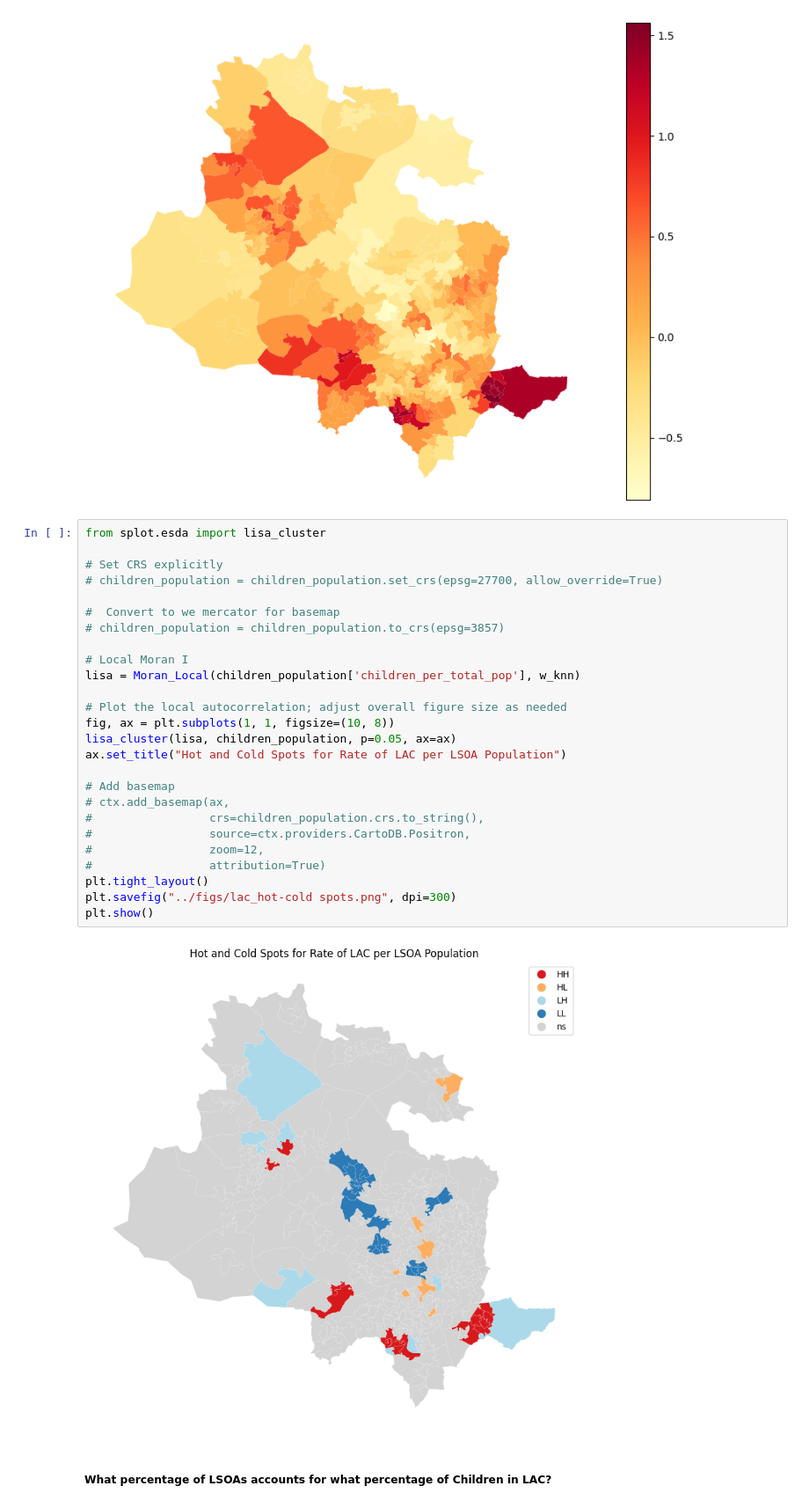
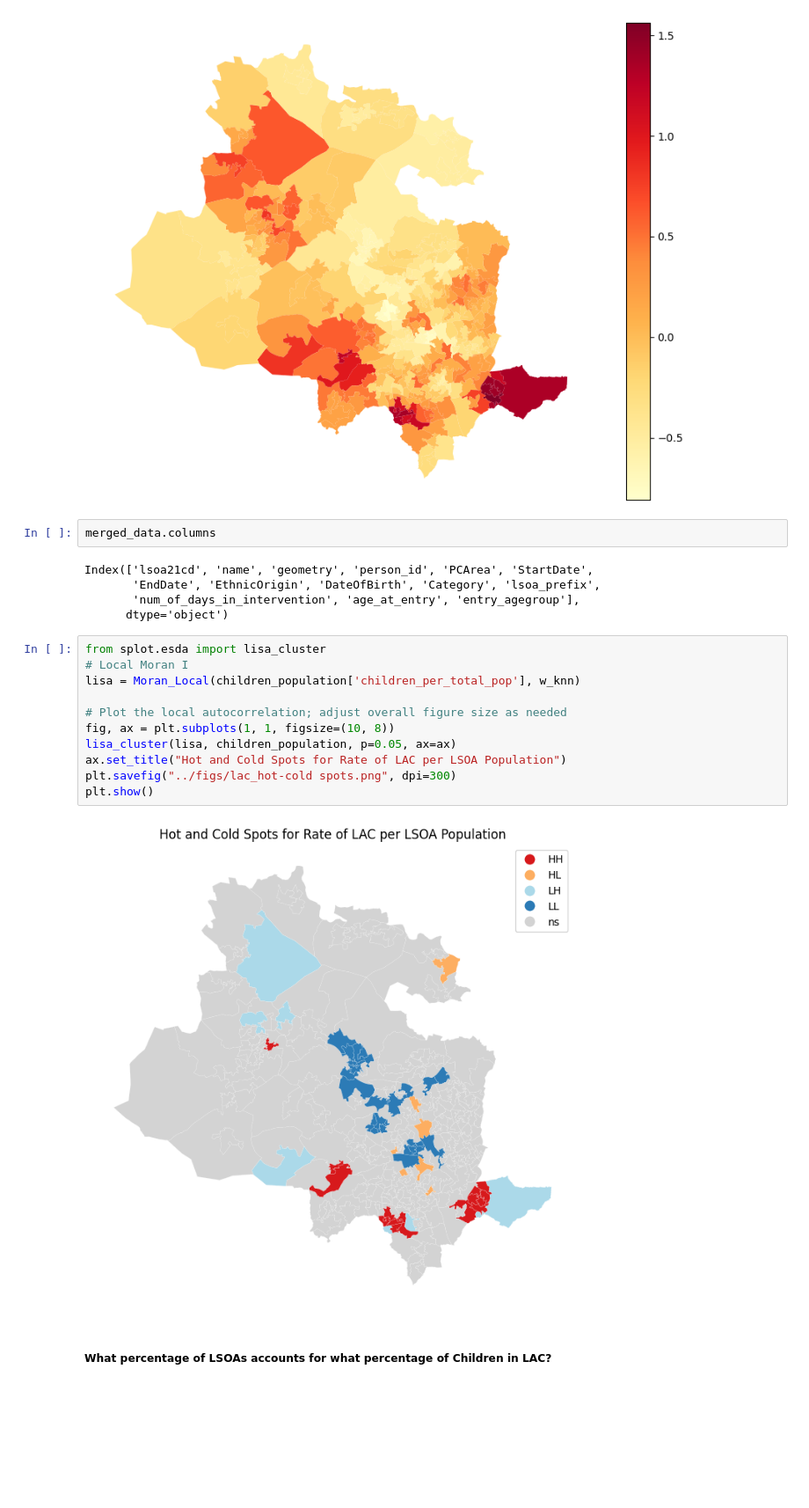
Before and after one commit to ConnectedBradford/CB_2649, a Jupyter notebook: notebooks/lac_lsoa_analysis.ipynb, the cells around one changed output. Shown at 88% size. Cells and saved outputs as stored; diff of their text form; blank space fills up the shorter version.

Commit message:
created new cat map and lsoa analysis dev

```diff
--- a/notebooks/lac_lsoa_analysis.ipynb
+++ b/notebooks/lac_lsoa_analysis.ipynb
@@ -497,34 +498,26 @@ plt.axis('off')
 plt.show()
 # %% [output]
 [figure]
+# %%
+merged_data.columns
+# %% [output]
+Index(['lsoa21cd', 'name', 'geometry', 'person_id', 'PCArea', 'StartDate',
+       'EndDate', 'EthnicOrigin', 'DateOfBirth', 'Category', 'lsoa_prefix',
+       'num_of_days_in_intervention', 'age_at_entry', 'entry_agegroup'],
+      dtype='object')
 # %%
 from splot.esda import lisa_cluster
-
-# Set CRS explicitly
-# children_population = children_population.set_crs(epsg=27700, allow_override=True)
-
-#  Convert to we mercator for basemap
-# children_population = children_population.to_crs(epsg=3857)
-
 # Local Moran I
 lisa = Moran_Local(children_population['children_per_total_pop'], w_knn)
 
 # Plot the local autocorrelation; adjust overall figure size as needed
 fig, ax = plt.subplots(1, 1, figsize=(10, 8))
 lisa_cluster(lisa, children_population, p=0.05, ax=ax)
 ax.set_title("Hot and Cold Spots for Rate of LAC per LSOA Population")
-
-# Add basemap
-# ctx.add_basemap(ax,
-#                 crs=children_population.crs.to_string(),
-#                 source=ctx.providers.CartoDB.Positron,
-#                 zoom=12,
-#                 attribution=True)
-plt.tight_layout()
 plt.savefig("../figs/lac_hot-cold spots.png", dpi=300)
 plt.show()
 # %% [output]
-[figure, old version]
+[figure, new version]
 # %% [markdown]
 ##### What percentage of LSOAs accounts for what percentage of Children in LAC?
 # %%
```
Also changed, not shown: parts of 26 cells of this notebook.
